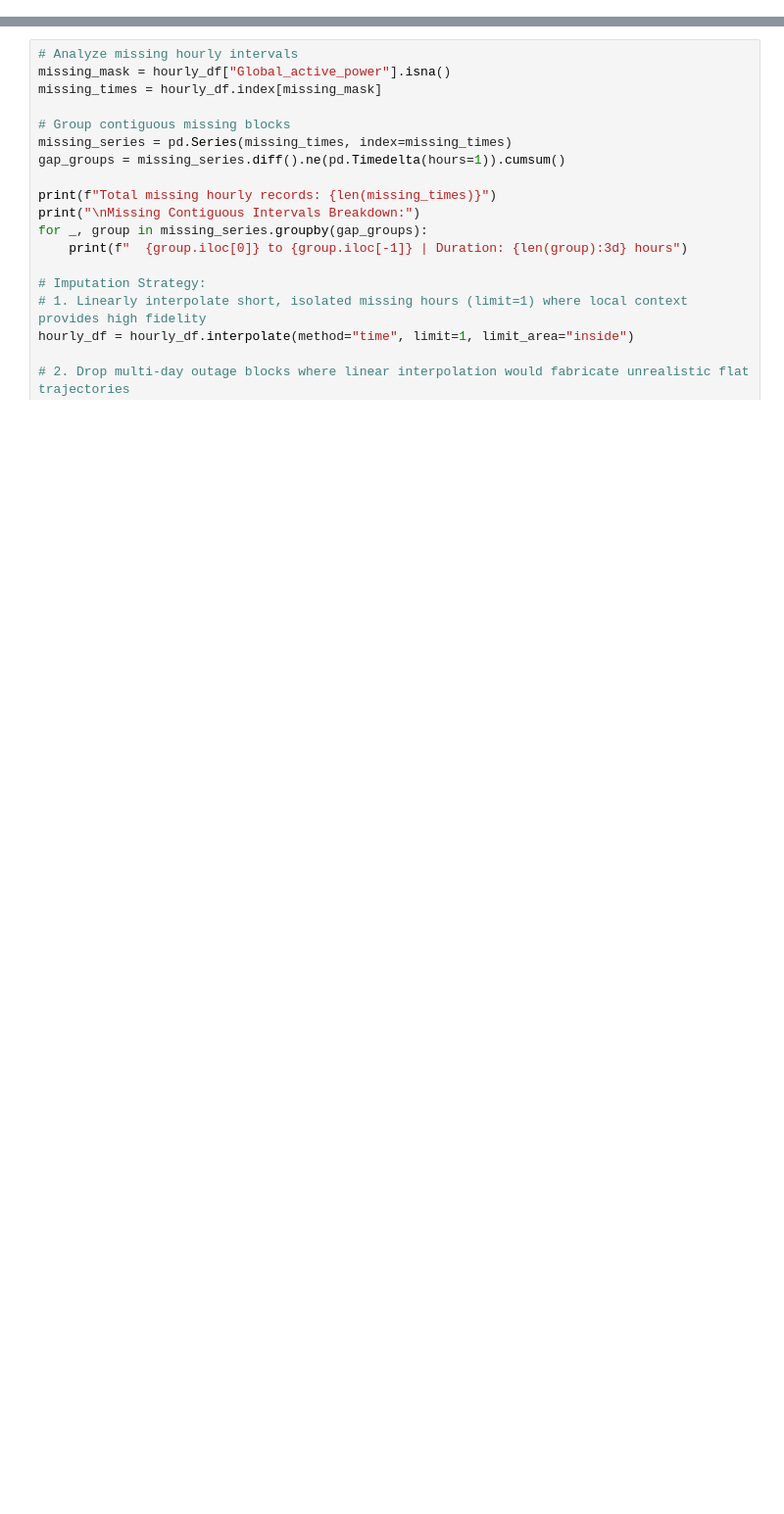
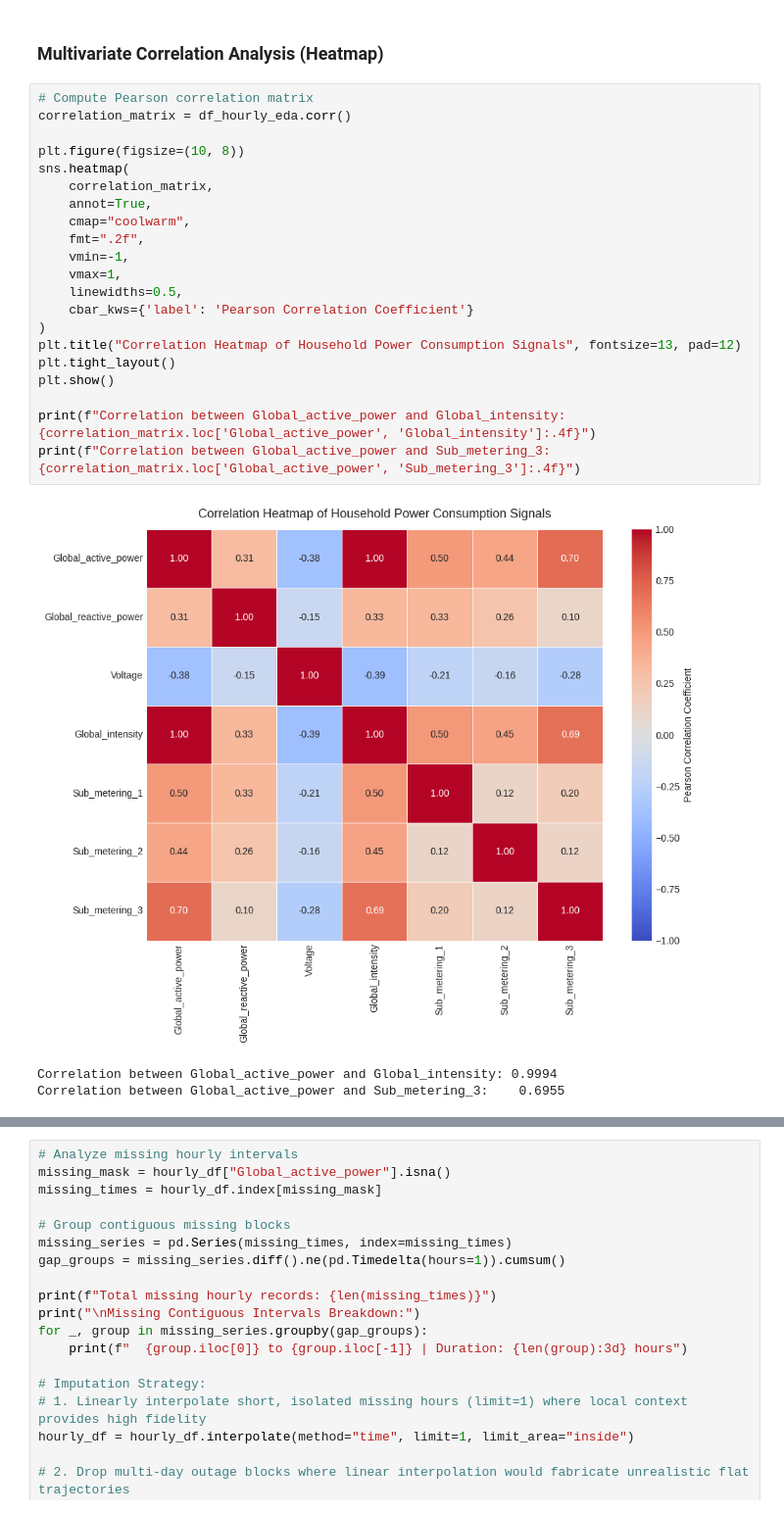
Before and after one commit to malikbennett/aai4001-household-power-forecast, a Jupyter notebook: notebooks/AAI4001_FinalProject_GroupX_IndustrialML.ipynb, the cells around one changed output, grey strips where cells are left out. Shown at 98% size. Saved outputs shown, nothing was run; the diff lists cells and outputs as text; blank space fills up the shorter version.

```diff
--- a/notebooks/AAI4001_FinalProject_GroupX_IndustrialML.ipynb
+++ b/notebooks/AAI4001_FinalProject_GroupX_IndustrialML.ipynb
@@ -384,0 +247,27 @@ We inspect the structure of missing hourly entries: isolated single-hour dropout
+# %% [markdown]
+### Multivariate Correlation Analysis (Heatmap)
+# %%
+# Compute Pearson correlation matrix
+correlation_matrix = df_hourly_eda.corr()
+
+plt.figure(figsize=(10, 8))
+sns.heatmap(
+    correlation_matrix,
+    annot=True,
+    cmap="coolwarm",
+    fmt=".2f",
+    vmin=-1,
+    vmax=1,
+    linewidths=0.5,
+    cbar_kws={'label': 'Pearson Correlation Coefficient'}
+)
+plt.title("Correlation Heatmap of Household Power Consumption Signals", fontsize=13, pad=12)
+plt.tight_layout()
+plt.show()
+
+print(f"Correlation between Global_active_power and Global_intensity: {correlation_matrix.loc['Global_active_power', 'Global_intensity']:.4f}")
+print(f"Correlation between Global_active_power and Sub_metering_3:    {correlation_matrix.loc['Global_active_power', 'Sub_metering_3']:.4f}")
+# %% [output]
+[figure, added]
+Correlation between Global_active_power and Global_intensity: 0.9994
+Correlation between Global_active_power and Sub_metering_3:    0.6955
```
Also changed, not shown: parts of 80 cells of this notebook.
